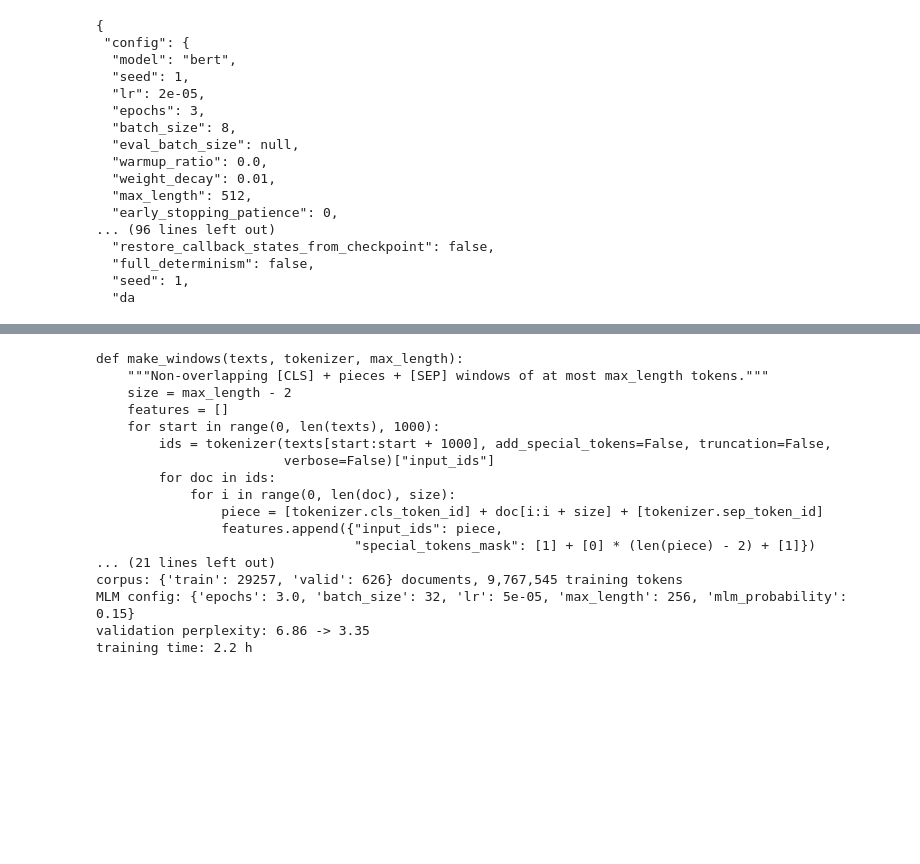
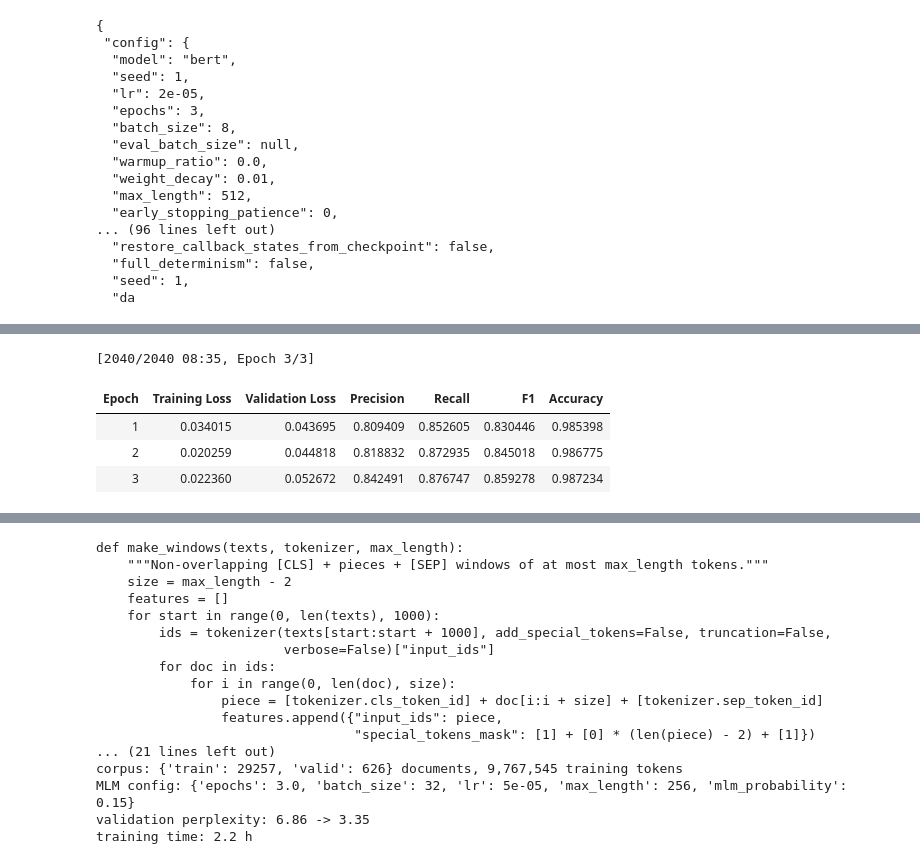
Before and after one commit to lofty14/bert-ner-baseline, a Jupyter notebook: Project13_final.ipynb, the cells around one changed output, grey strips where cells are left out. Cells and saved outputs as stored; diff of their text form; code cells hidden in the pictures; blank space fills up the shorter version.

```diff
--- a/Project13_final.ipynb
+++ b/Project13_final.ipynb
@@ -282,0 +1228,7 @@ objective "improve generalisation using domain adaptation".
+# %%
+tokenized_dataset = dataset.map(
+    tokenize_and_align_labels,
+    batched=True
+)
+
+print(tokenized_dataset)
@@ -282,0 +1301,6 @@ objective "improve generalisation using domain adaptation".
+# %%
+from transformers import DataCollatorForTokenClassification
+
+data_collator = DataCollatorForTokenClassification(
+    tokenizer=tokenizer
+)
@@ -282,0 +1339,35 @@ objective "improve generalisation using domain adaptation".
+# %%
+from transformers import TrainingArguments
+
+training_args = TrainingArguments(
+    output_dir="./biobert-ner",
+    learning_rate=2e-5,
+    per_device_train_batch_size=8,
+    per_device_eval_batch_size=8,
+    num_train_epochs=3,
+    weight_decay=0.01,
+    eval_strategy="epoch",
+    save_strategy="epoch",
+    logging_steps=50,
+    report_to="none"
+)
+# %%
+from transformers import Trainer
+
+trainer = Trainer(
+    model=model,
+    args=training_args,
+    train_dataset=tokenized_dataset["train"],
+    eval_dataset=tokenized_dataset["validation"],
+    processing_class=tokenizer,
+    data_collator=data_collator,
+    compute_metrics=compute_metrics
+)
+# %%
+train_result = trainer.train()
+# %% [output]
+[2040/2040 08:35, Epoch 3/3]
+| Epoch | Training Loss | Validation Loss | Precision | Recall | F1 | Accuracy |
+| 1 | 0.034015 | 0.043695 | 0.809409 | 0.852605 | 0.830446 | 0.985398 |
+| 2 | 0.020259 | 0.044818 | 0.818832 | 0.872935 | 0.845018 | 0.986775 |
+| 3 | 0.022360 | 0.052672 | 0.842491 | 0.876747 | 0.859278 | 0.987234 |
```
Also changed, not shown: parts of 109 cells of this notebook, 10 other files.
